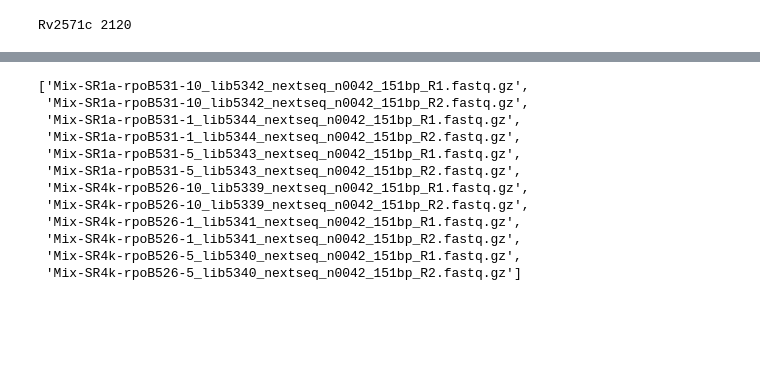
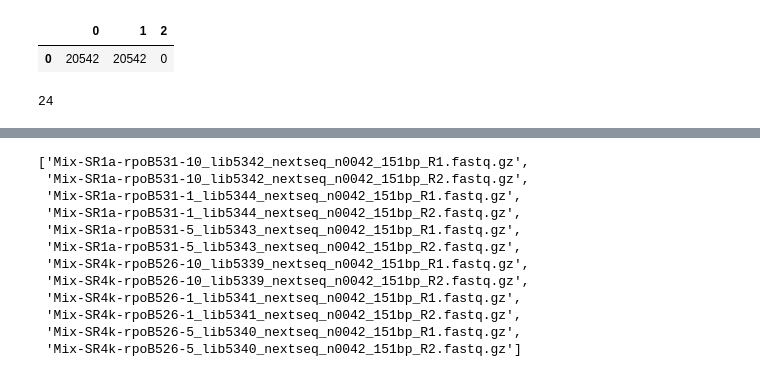
Before and after one commit to sanju99/MtbQuantCNN, a Jupyter notebook: sandbox.ipynb, the cells around one changed output, grey strips where cells are left out. Cells and saved outputs as stored; diff of their text form; code cells hidden in the pictures; blank space fills up the shorter version.

```diff
--- a/sandbox.ipynb
+++ b/sandbox.ipynb
@@ -331,4 +87,0 @@ def write_ref_seqs_for_constant_loci(drug, variable_locus, constant_loci_list, o
-# %%
-write_ref_seqs_for_constant_loci('PZA', 'pncA', ['Rv2571c'], out_dir='/n/data1/hms/dbmi/farhat/Sanjana/MIC_data/single_drugs/PZA/inSilico_analysis/saturation_mutagenesis/pncA/fastas')
-# %% [output]
-Rv2571c 2120
@@ -334,0 +96,10 @@ Rv2571c 2120
+# %%
+pd.read_csv("/home/sak0914/Mtb_Megapipe/samples_for_WHO_pred.tsv", sep='\t', header=None)
+# %% [output]
+|  | 0 | 1 | 2 |
+| 0 | 20542 | 20542 | 0 |
+# %%
+ETO_R_variants_no_GR = who_variants.loc[who_variants['INITIAL CONFIDENCE GRADING'].isin(['1) Assoc w R', '2) Assoc w R - Interim'])].query("drug=='Ethionamide'").variant.unique()
+len(ETO_R_variants_no_GR)
+# %% [output]
+24
```
Also changed, not shown: parts of 13 cells of this notebook, 22 other files.
